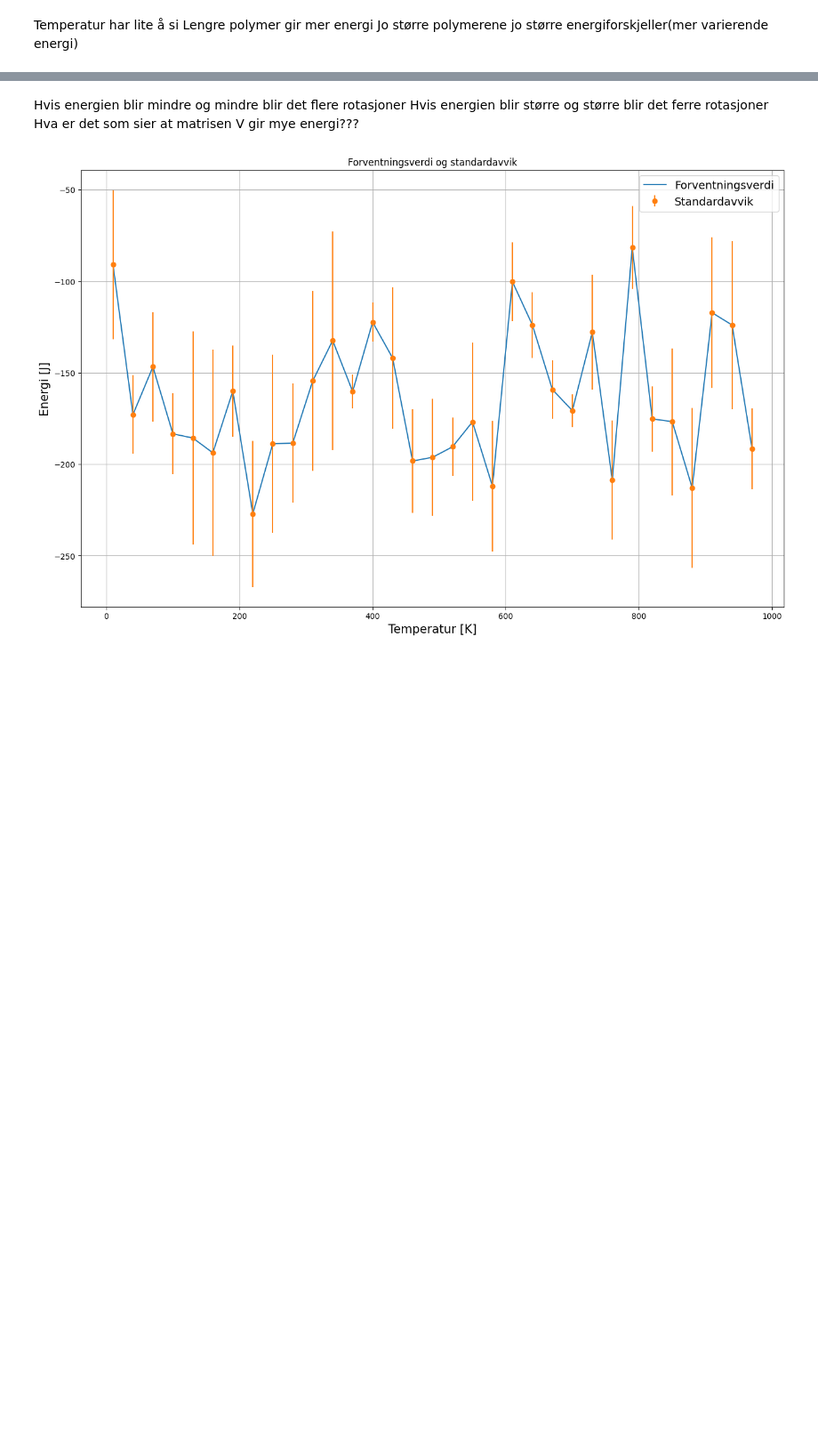
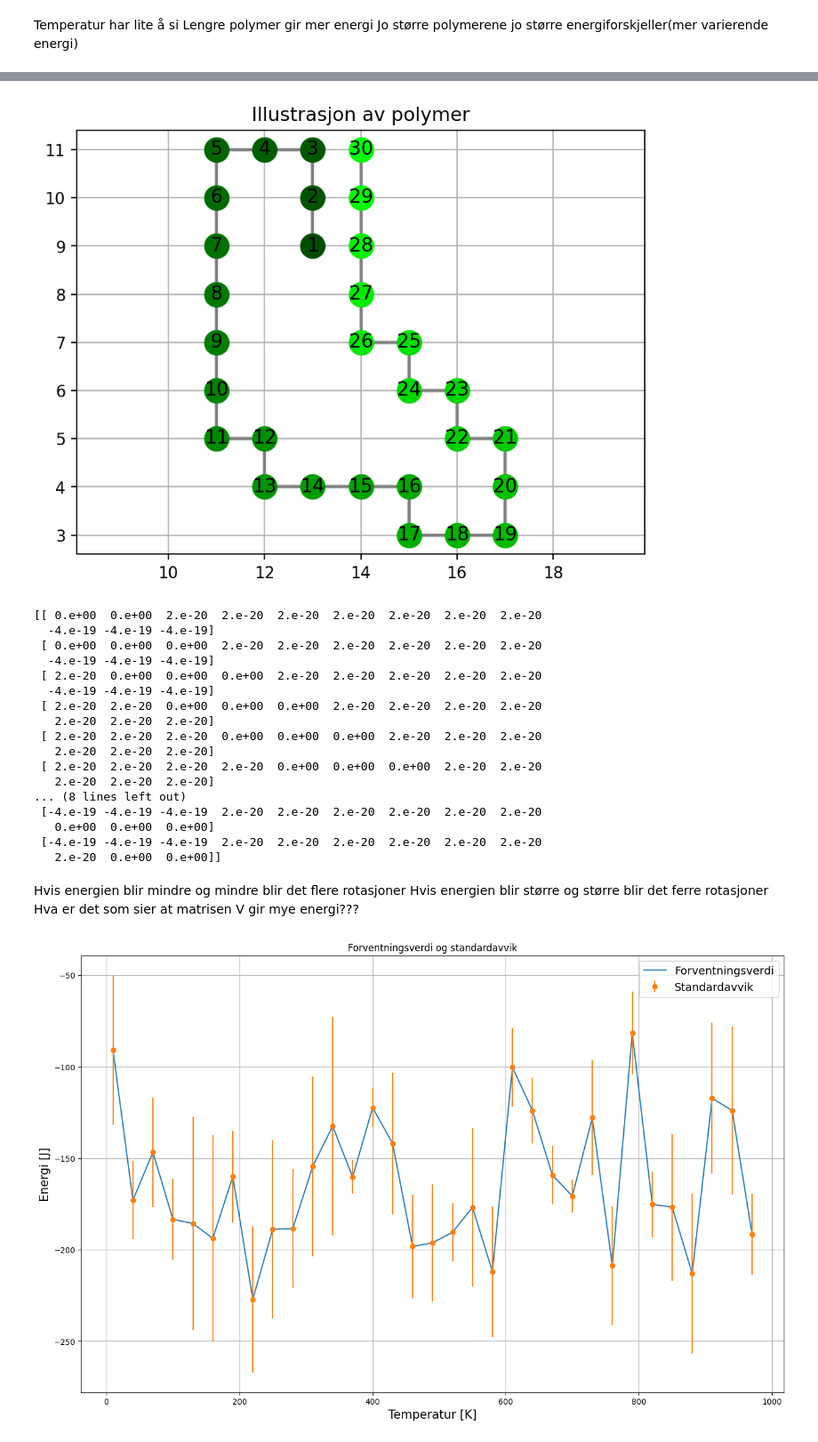
Before and after one commit to hannaroed/Vitber-bio, a Jupyter notebook: bio.ipynb, the cells around one changed output, grey strips where cells are left out. Shown at 89% size. Saved outputs shown, nothing was run; the diff lists cells and outputs as text; code cells hidden in the pictures; blank space fills up the shorter version.

Commit message:
Circle boi

```diff
--- a/bio.ipynb
+++ b/bio.ipynb
@@ -499,3 +470,79 @@ plot_polymer(polymerV)
+# %%
+#2d) Symmetrisk matrise
+@njit
+def make_V_circle(N, binding_energy=4e-21):
+    """Tiltrekning av endemonomerer og frastøtning av andre monomere."""
+    V = np.full((N, N), 5 * binding_energy)
+
+    for i in range(N):
+        for j in range(N):
+            if np.abs(i - j) <= 1:
+                V[i, j] = 0.0
+
+    V[N-3:N, :3] = V[:3, N-3:N] = -100 * binding_energy
+
+
+    return V
+
+
+# b a 9
+# 6 7 8
+# 5 4 3
+# 0 1 2
+
+
+#
+# 4 5
+# 3 2
+# 0 1
+
+@njit
+def make_V_folded(N, binding_energy=4e-21):
+    V = np.full((N, N), binding_energy)
+    binding_energy *= 10
+
+    # Every third monomer is attracted to the monomer 6 indices ahead
+    for i in range(N):
+        if i % 6 == 0 and i + 5 < N:
+            V[i, i + 5] = V[i + 5, i] = -binding_energy
+        elif i % 6 == 1 and i + 3 < N:
+            V[i, i + 3] = V[i + 3, i] = -binding_energy
+        elif i % 6 == 3 and i + 5 < N:
+            V[i, i + 5] = V[i + 5, i] = -binding_energy
+        elif i % 6 == 4 and i + 3 < N:
+            V[i, i + 3] = V[i + 3, i] = -binding_energy
+
+    return V
+
+
+N = 30
+
+# polymerV = simulate_energy(polymer=init_polymer(N), N_s=100_000, V=make_V_folded(N), T=350)[0]
+polymerV = simulate_energy(polymer=init_polymer(N), N_s=100_000, V=make_V_circle(N), T=350)[0]
+
+plot_polymer(polymerV)
+print(make_V_circle(12))
+
+# høy verdi øverst høyre og lavest nederst venstre
+# %% [output]
+[figure, added]
+[[ 0.e+00  0.e+00  2.e-20  2.e-20  2.e-20  2.e-20  2.e-20  2.e-20  2.e-20
+  -4.e-19 -4.e-19 -4.e-19]
+ [ 0.e+00  0.e+00  0.e+00  2.e-20  2.e-20  2.e-20  2.e-20  2.e-20  2.e-20
+  -4.e-19 -4.e-19 -4.e-19]
+ [ 2.e-20  0.e+00  0.e+00  0.e+00  2.e-20  2.e-20  2.e-20  2.e-20  2.e-20
+  -4.e-19 -4.e-19 -4.e-19]
+ [ 2.e-20  2.e-20  0.e+00  0.e+00  0.e+00  2.e-20  2.e-20  2.e-20  2.e-20
+   2.e-20  2.e-20  2.e-20]
+ [ 2.e-20  2.e-20  2.e-20  0.e+00  0.e+00  0.e+00  2.e-20  2.e-20  2.e-20
+   2.e-20  2.e-20  2.e-20]
+ [ 2.e-20  2.e-20  2.e-20  2.e-20  0.e+00  0.e+00  0.e+00  2.e-20  2.e-20
+   2.e-20  2.e-20  2.e-20]
+... (8 lines left out)
+ [-4.e-19 -4.e-19 -4.e-19  2.e-20  2.e-20  2.e-20  2.e-20  2.e-20  2.e-20
+   0.e+00  0.e+00  0.e+00]
+ [-4.e-19 -4.e-19 -4.e-19  2.e-20  2.e-20  2.e-20  2.e-20  2.e-20  2.e-20
+   2.e-20  0.e+00  0.e+00]]
 # %% [markdown]
 Hvis energien blir mindre og mindre blir det flere rotasjoner
 Hvis energien blir større og større blir det ferre rotasjoner
```
Also changed, not shown: parts of 11 cells of this notebook.
